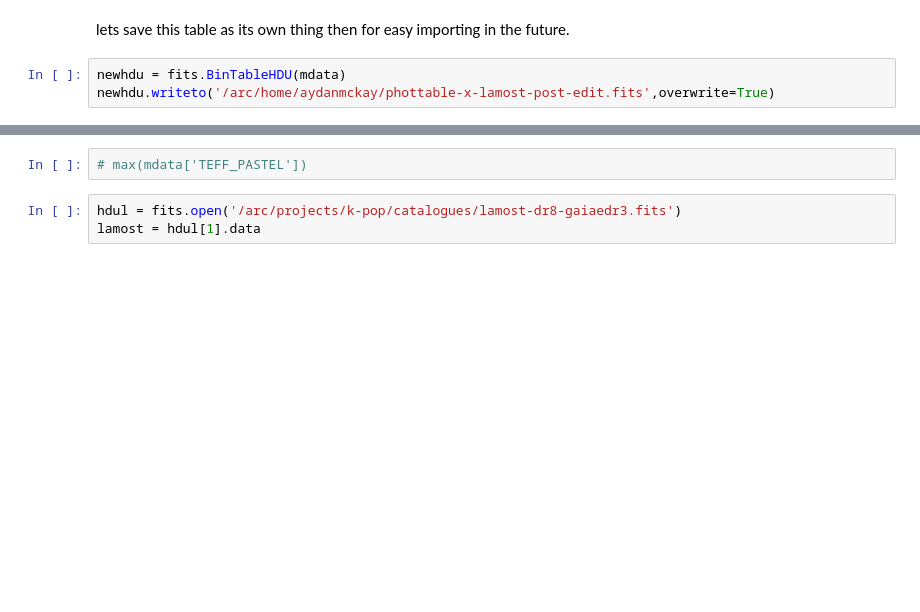
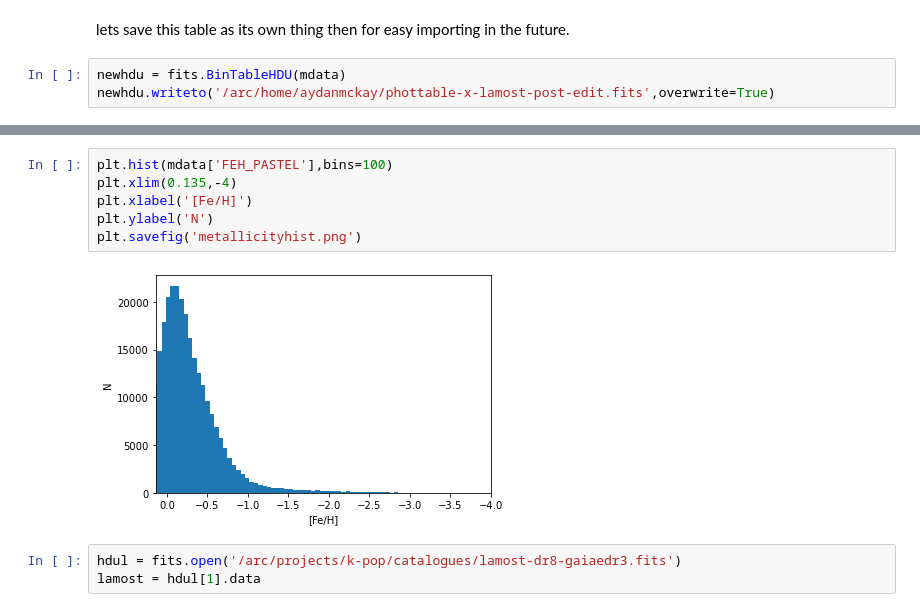
Before and after one commit to aydanmckay/ml, a Jupyter notebook: finalseparationplots.ipynb, the cells around one changed output, grey strips where cells are left out. Saved outputs shown, nothing was run; the diff lists cells and outputs as text; blank space fills up the shorter version.

```diff
--- a/finalseparationplots.ipynb
+++ b/finalseparationplots.ipynb
@@ -141,5 +141,11 @@ plt.ylim(6,1);
 # %%
-# max(mdata['TEFF_PASTEL'])
+plt.hist(mdata['FEH_PASTEL'],bins=100)
+plt.xlim(0.135,-4)
+plt.xlabel('[Fe/H]')
+plt.ylabel('N')
+plt.savefig('metallicityhist.png')
+# %% [output]
+[figure, added]
 # %%
 hdul = fits.open('/arc/projects/k-pop/catalogues/lamost-dr8-gaiaedr3.fits')
 lamost = hdul[1].data
```
Also changed, not shown: parts of 8 cells of this notebook, 6 other files.
